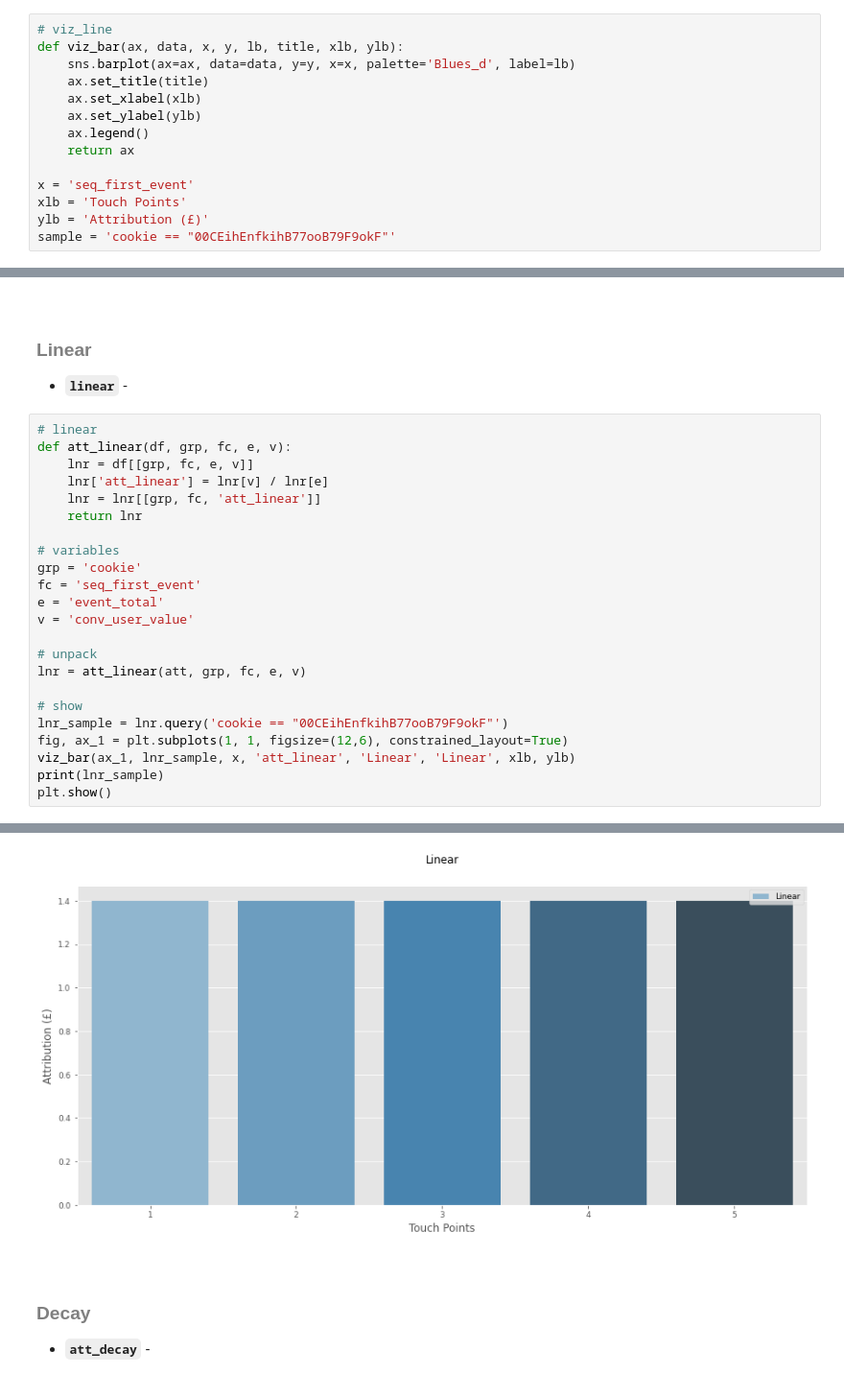
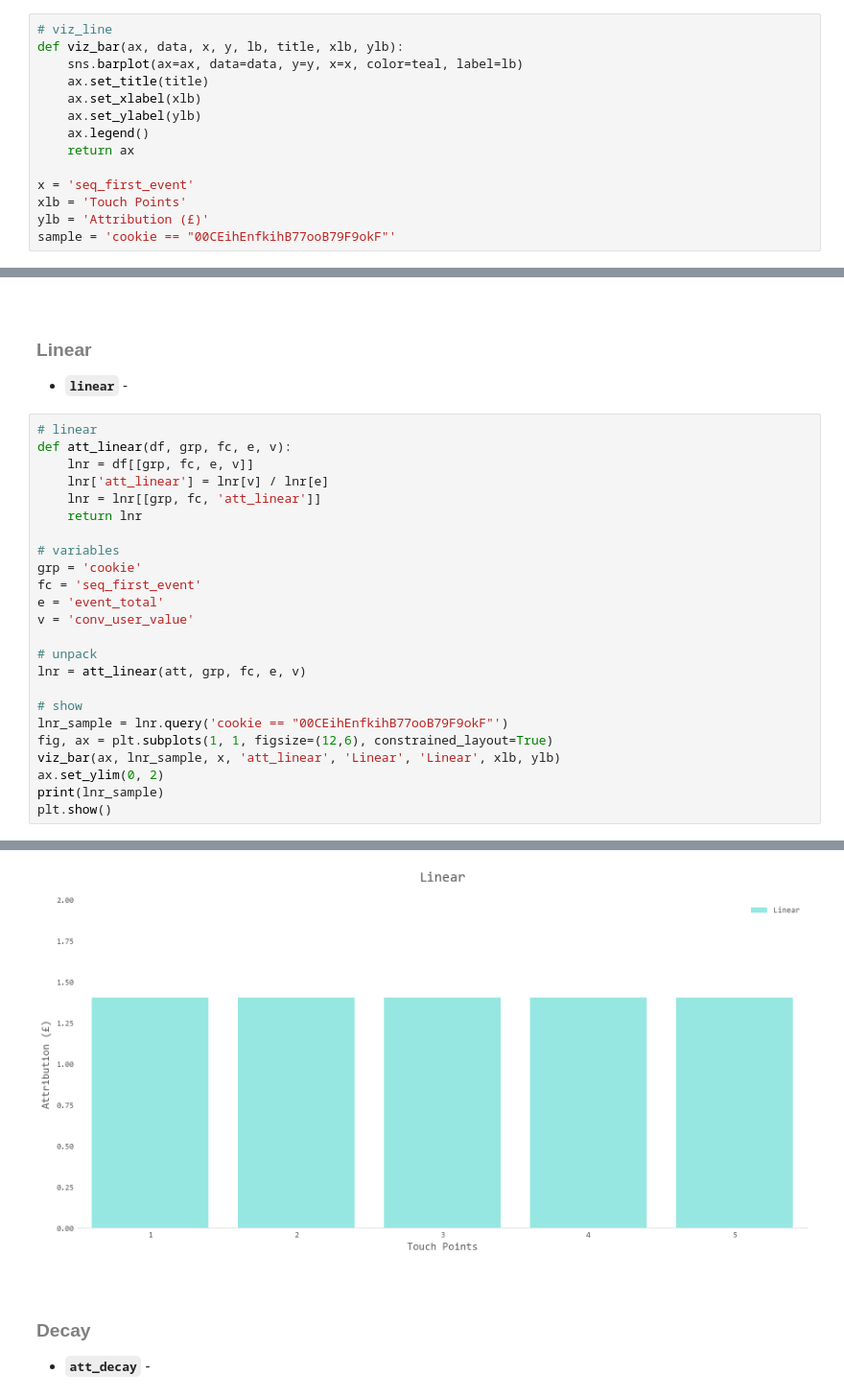
Before and after one commit to martin-mallon/Attribution-Models, a Jupyter notebook: Attribution_Models/attribution_model.ipynb, the cells around one changed output, grey strips where cells are left out. Shown at 96% size. Saved outputs shown, nothing was run; the diff lists cells and outputs as text.

```diff
--- a/Attribution_Models/attribution_model.ipynb
+++ b/Attribution_Models/attribution_model.ipynb
@@ -186,7 +190,7 @@ att.query('cookie == "00EEFkC3oF309k7DFBkAkkEkC"')
 # %%
 # viz_line
 def viz_bar(ax, data, x, y, lb, title, xlb, ylb):
-    sns.barplot(ax=ax, data=data, y=y, x=x, palette='Blues_d', label=lb)
+    sns.barplot(ax=ax, data=data, y=y, x=x, color=teal, label=lb)
     ax.set_title(title)
     ax.set_xlabel(xlb)
     ax.set_ylabel(ylb)
@@ -272,34 +276,35 @@ sgl_sample
 # %%
 # linear
 def att_linear(df, grp, fc, e, v):
     lnr = df[[grp, fc, e, v]]
     lnr['att_linear'] = lnr[v] / lnr[e]
     lnr = lnr[[grp, fc, 'att_linear']]
     return lnr
 
 # variables
 grp = 'cookie'
 fc = 'seq_first_event'
 e = 'event_total'
 v = 'conv_user_value'
 
 # unpack
 lnr = att_linear(att, grp, fc, e, v)
 
 # show
 lnr_sample = lnr.query('cookie == "00CEihEnfkihB77ooB79F9okF"')
-fig, ax_1 = plt.subplots(1, 1, figsize=(12,6), constrained_layout=True)
-viz_bar(ax_1, lnr_sample, x, 'att_linear', 'Linear', 'Linear', xlb, ylb)
+fig, ax = plt.subplots(1, 1, figsize=(12,6), constrained_layout=True)
+viz_bar(ax, lnr_sample, x, 'att_linear', 'Linear', 'Linear', xlb, ylb)
+ax.set_ylim(0, 2)
 print(lnr_sample)
 plt.show()
 # %% [output]
                         cookie  seq_first_event  att_linear
 942  00CEihEnfkihB77ooB79F9okF                1         1.4
 943  00CEihEnfkihB77ooB79F9okF                2         1.4
 944  00CEihEnfkihB77ooB79F9okF                3         1.4
 945  00CEihEnfkihB77ooB79F9okF                4         1.4
 946  00CEihEnfkihB77ooB79F9okF                5         1.4
-[figure, old version]
+[figure, new version]
 # %% [markdown]
 <br>
 
```
Also changed, not shown: parts of 17 cells of this notebook, 2 other files.
